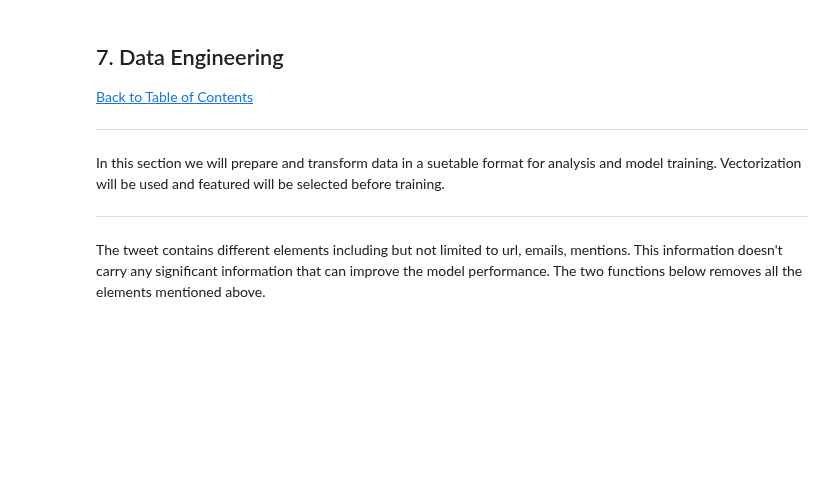
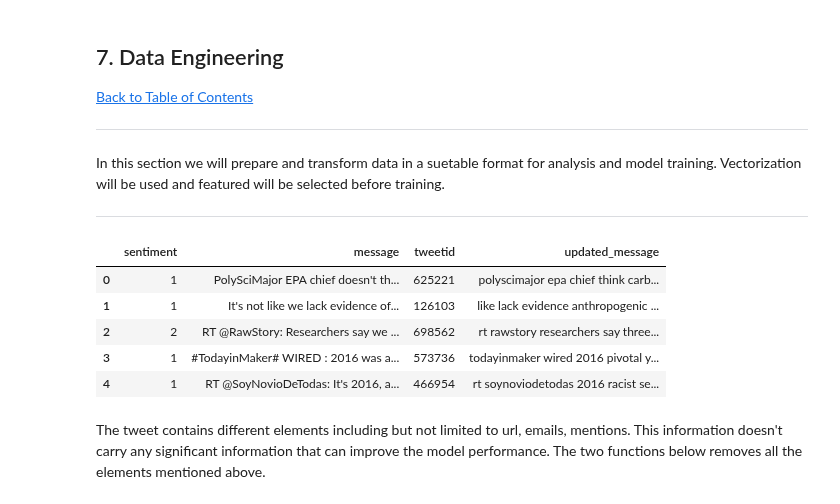
Before and after one commit to Classifix/Classifix, a Jupyter notebook: Advanced_Classification/starter-notebook.ipynb, the cells around one changed output. Cells and saved outputs as stored; diff of their text form; code cells hidden in the pictures; blank space fills up the shorter version.

```diff
--- a/Advanced_Classification/starter-notebook.ipynb
+++ b/Advanced_Classification/starter-notebook.ipynb
@@ -565,10 +571,19 @@ In this section we will prepare and transform data in a suetable format for anal
 
 ---
 # %%
-#Making a copy of the training data and dropping the columns
-df = train.drop(['num_sentences', 'num_words', 'num_characters'], axis=1, inplace=True)
+#Dropping the columns
+train.drop(['num_sentences', 'num_words', 'num_characters'], axis=1, inplace=True)
+#Making a copy of thr training data
+df = train.copy()
 #Making the copy of the testing data
 dft = test.copy()
 
 #Viewing the head of the training data
 df.head()
+# %% [output]
+|  | sentiment | message | tweetid | updated_message |
+| 0 | 1 | PolySciMajor EPA chief doesn't th... | 625221 | polyscimajor epa chief think carb... |
+| 1 | 1 | It's not like we lack evidence of... | 126103 | like lack evidence anthropogenic ... |
+| 2 | 2 | RT @RawStory: Researchers say we ... | 698562 | rt rawstory researchers say three... |
+| 3 | 1 | #TodayinMaker# WIRED : 2016 was a... | 573736 | todayinmaker wired 2016 pivotal y... |
+| 4 | 1 | RT @SoyNovioDeTodas: It's 2016, a... | 466954 | rt soynoviodetodas 2016 racist se... |
```
Also changed, not shown: parts of 23 cells of this notebook.
